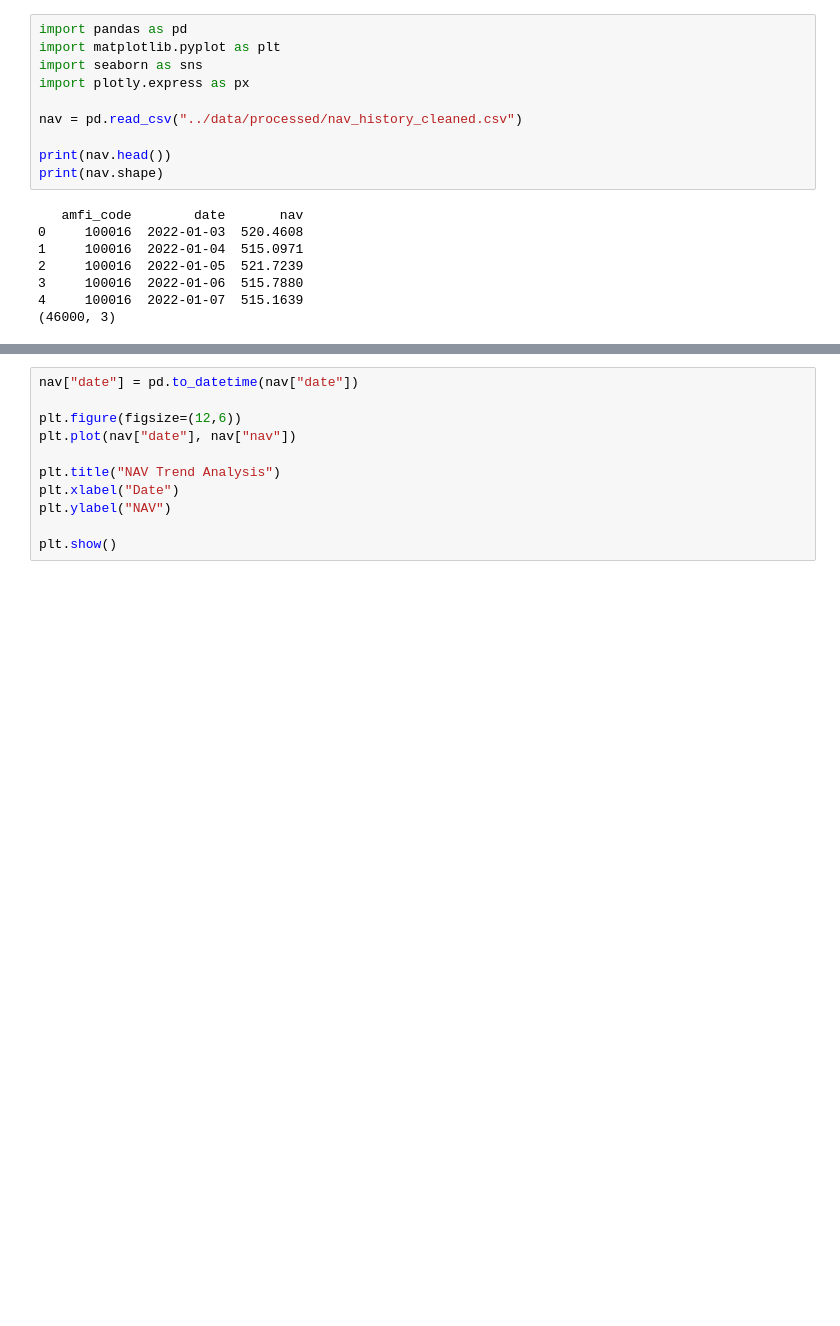
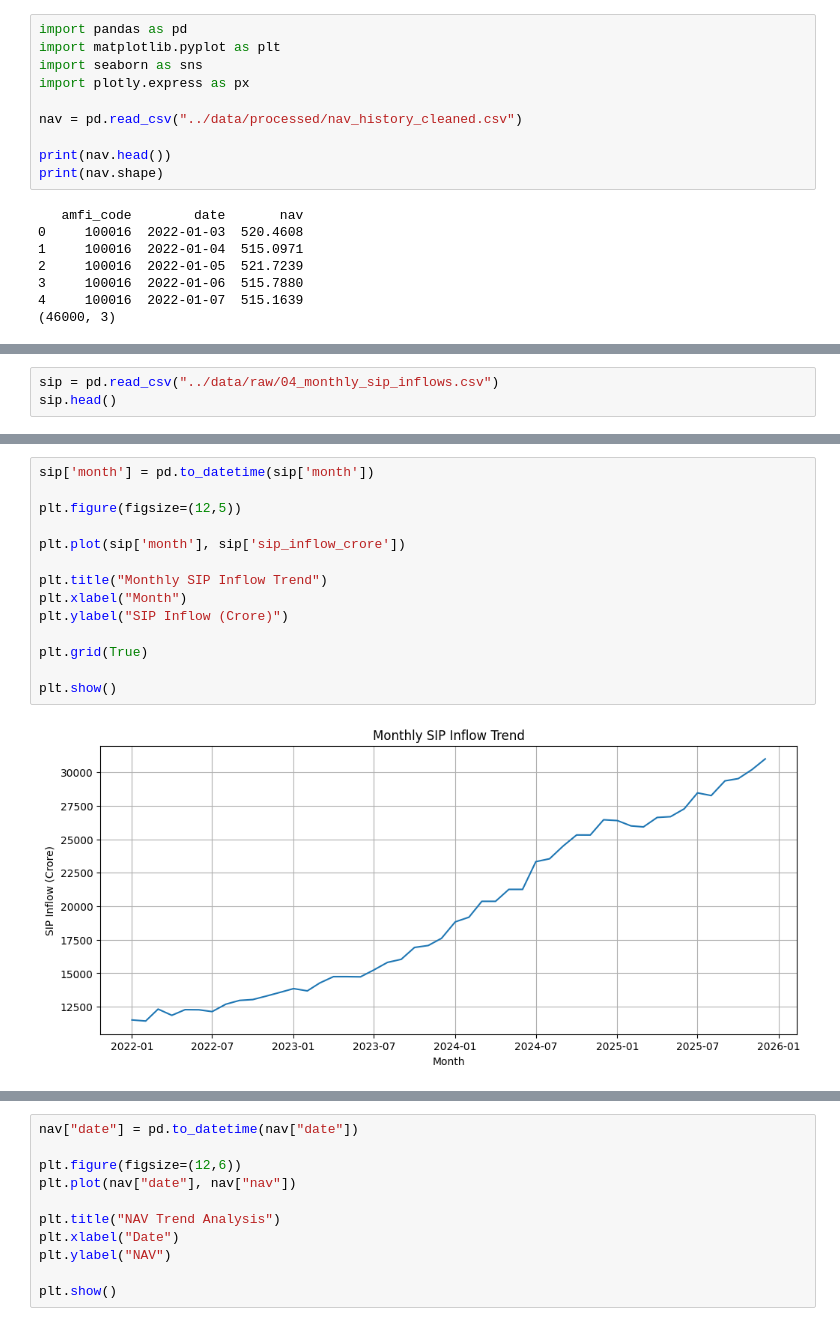
Before and after one commit to shrutikaghadge22-art/MutualFundProject, a Jupyter notebook: notebooks/EDA_Analysis.ipynb, the cells around one changed output, grey strips where cells are left out. Cells and saved outputs as stored; diff of their text form; blank space fills up the shorter version.

```diff
--- a/notebooks/EDA_Analysis.ipynb
+++ b/notebooks/EDA_Analysis.ipynb
@@ -18,0 +95,3 @@ print(nav.shape)
+# %%
+sip = pd.read_csv("../data/raw/04_monthly_sip_inflows.csv")
+sip.head()
@@ -18,0 +105,16 @@ print(nav.shape)
+# %%
+sip['month'] = pd.to_datetime(sip['month'])
+
+plt.figure(figsize=(12,5))
+
+plt.plot(sip['month'], sip['sip_inflow_crore'])
+
+plt.title("Monthly SIP Inflow Trend")
+plt.xlabel("Month")
+plt.ylabel("SIP Inflow (Crore)")
+
+plt.grid(True)
+
+plt.show()
+# %% [output]
+[figure, added]
```
Also changed, not shown: parts of 18 cells of this notebook, 4 other files.
